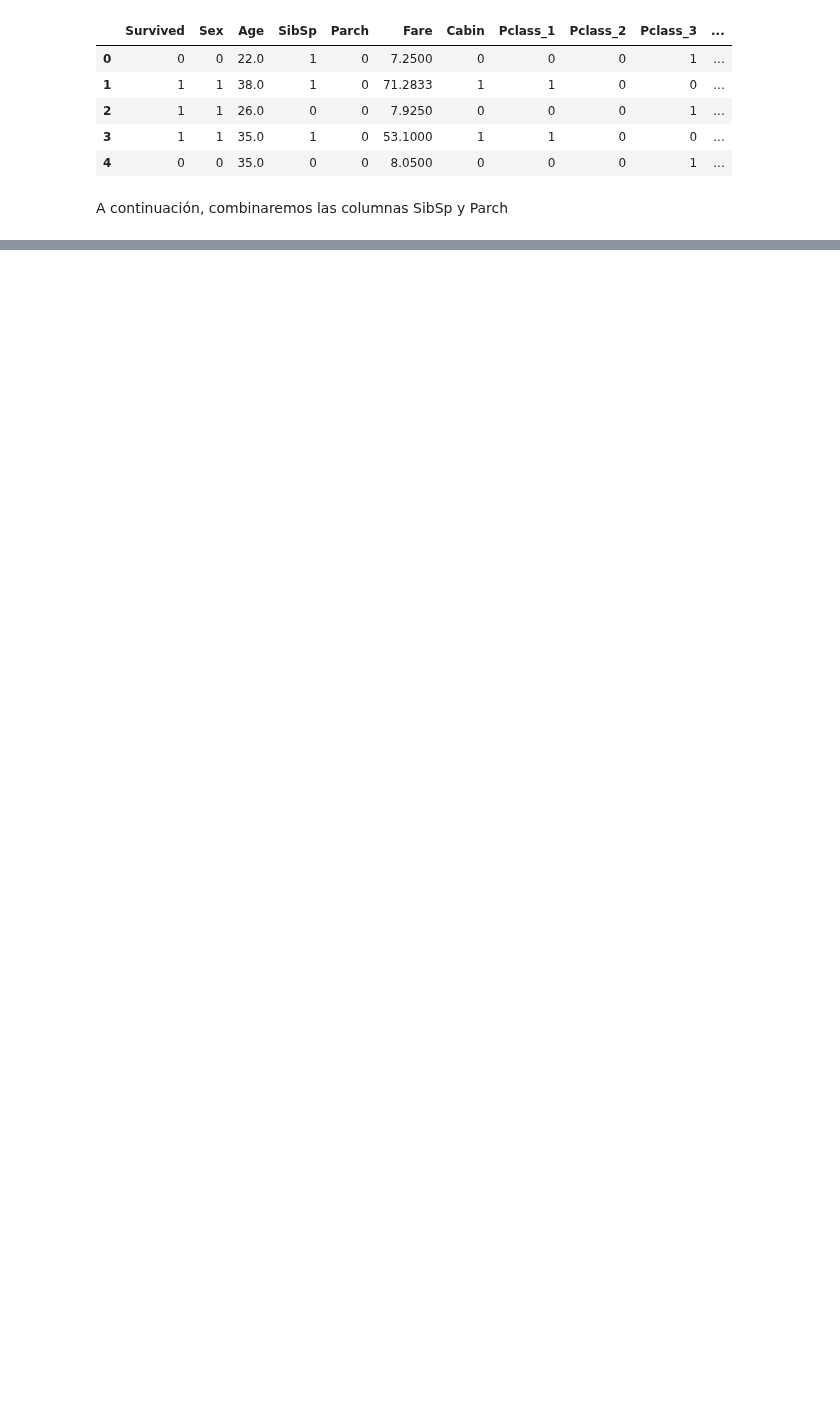
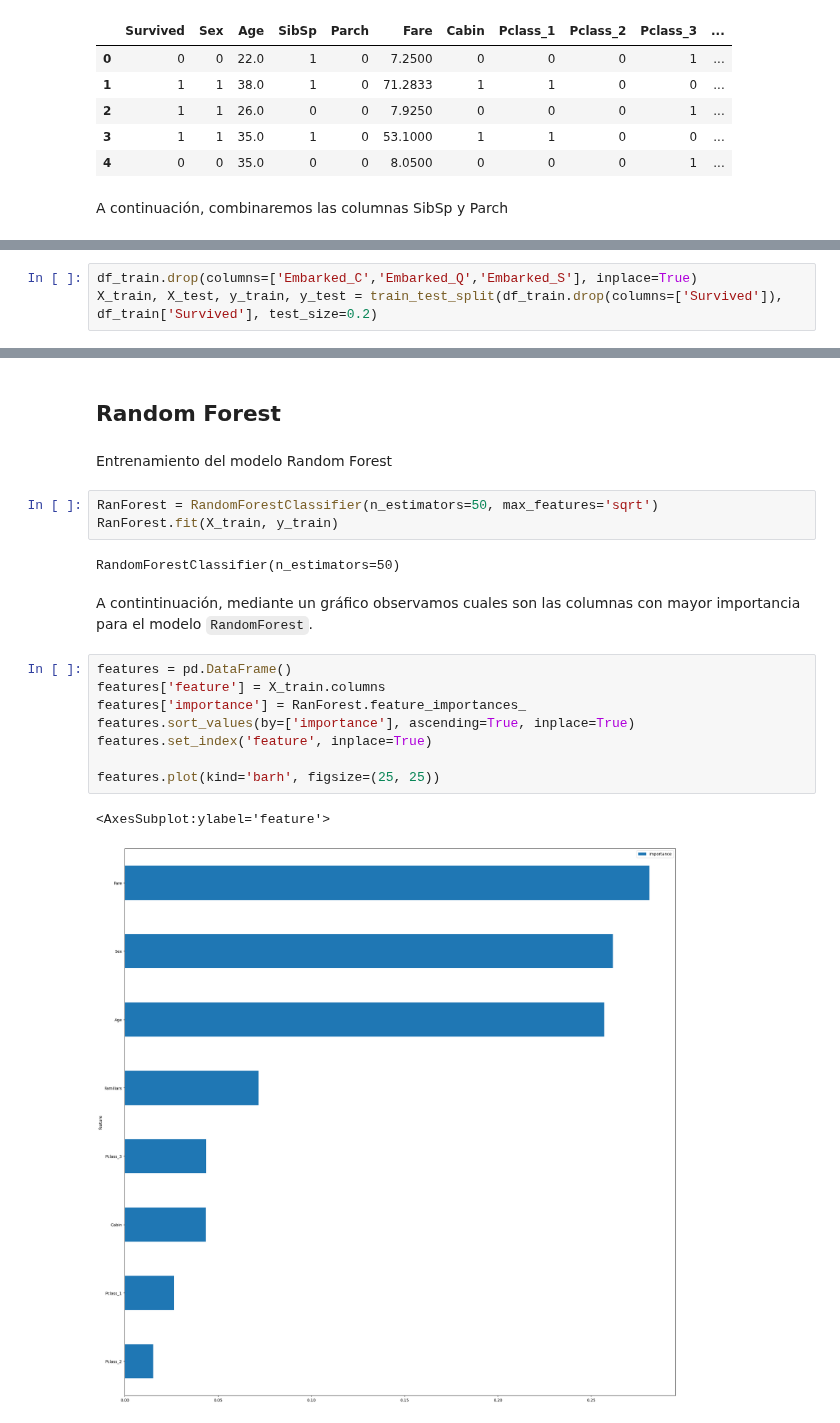
Before and after one commit to pimentel124/ia_2022, a Jupyter notebook: practica2/main.ipynb, the cells around one changed output, grey strips where cells are left out. Saved outputs shown, nothing was run; the diff lists cells and outputs as text; blank space fills up the shorter version.

Commit message:
random forest

```diff
--- a/practica2/main.ipynb
+++ b/practica2/main.ipynb
@@ -166,0 +177,3 @@ corr.style.background_gradient(cmap='coolwarm')
+# %%
+df_train.drop(columns=['Embarked_C','Embarked_Q','Embarked_S'], inplace=True)
+X_train, X_test, y_train, y_test = train_test_split(df_train.drop(columns=['Survived']), df_train['Survived'], test_size=0.2)
@@ -166,0 +195,22 @@ corr.style.background_gradient(cmap='coolwarm')
+# %% [markdown]
+## **Random Forest**
+# %% [markdown]
+Entrenamiento del modelo Random Forest
+# %%
+RanForest = RandomForestClassifier(n_estimators=50, max_features='sqrt')
+RanForest.fit(X_train, y_train)
+# %% [output]
+RandomForestClassifier(n_estimators=50)
+# %% [markdown]
+A contintinuación, mediante un gráfico observamos cuales son las columnas con mayor importancia para el modelo ``RandomForest``.
+# %%
+features = pd.DataFrame()
+features['feature'] = X_train.columns
+features['importance'] = RanForest.feature_importances_
+features.sort_values(by=['importance'], ascending=True, inplace=True)
+features.set_index('feature', inplace=True)
+
+features.plot(kind='barh', figsize=(25, 25))
+# %% [output]
+<AxesSubplot:ylabel='feature'>
+[figure, added]
```
Also changed, not shown: parts of 19 cells of this notebook.
